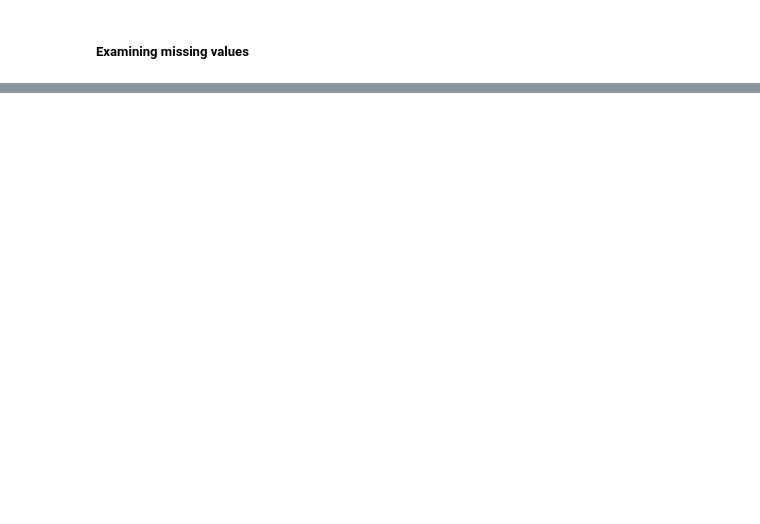
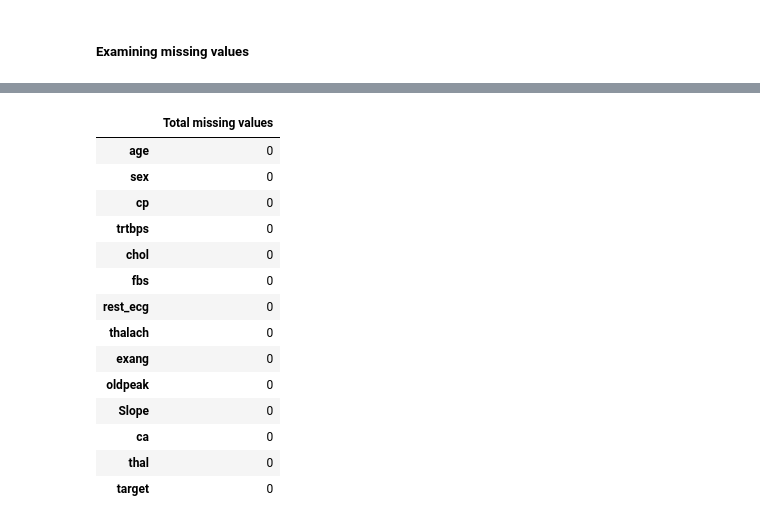
Before and after one commit to Shreya-khandelwal/Heart-Attack-Prediction-Analysis, a Jupyter notebook: code.ipynb, the cells around one changed output, grey strips where cells are left out. Drawn from its saved outputs; the diff is of its cells as text; code cells hidden in the pictures; blank space fills up the shorter version.

```diff
--- a/code.ipynb
+++ b/code.ipynb
@@ -84,0 +123,23 @@ memory usage: 33.3 KB
+# %%
+isnull_numbers = []
+for i in df.columns:
+    x = df[i].isnull().sum()
+    isnull_numbers.append(x)
+
+pd.DataFrame(isnull_numbers, index=df.columns, columns=["Total missing values"])
+# %% [output]
+|  | Total missing values |
+| age | 0 |
+| sex | 0 |
+| cp | 0 |
+| trtbps | 0 |
+| chol | 0 |
+| fbs | 0 |
+| rest_ecg | 0 |
+| thalach | 0 |
+| exang | 0 |
+| oldpeak | 0 |
+| Slope | 0 |
+| ca | 0 |
+| thal | 0 |
+| target | 0 |
```
Also changed, not shown: parts of 6 cells of this notebook.
